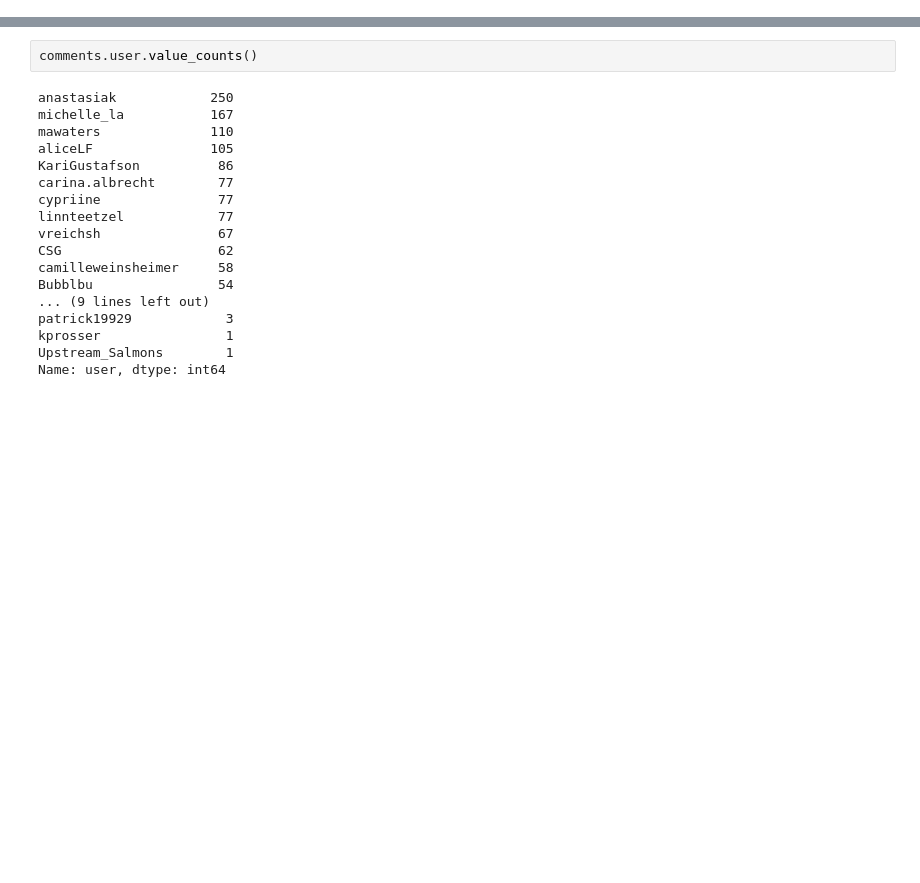
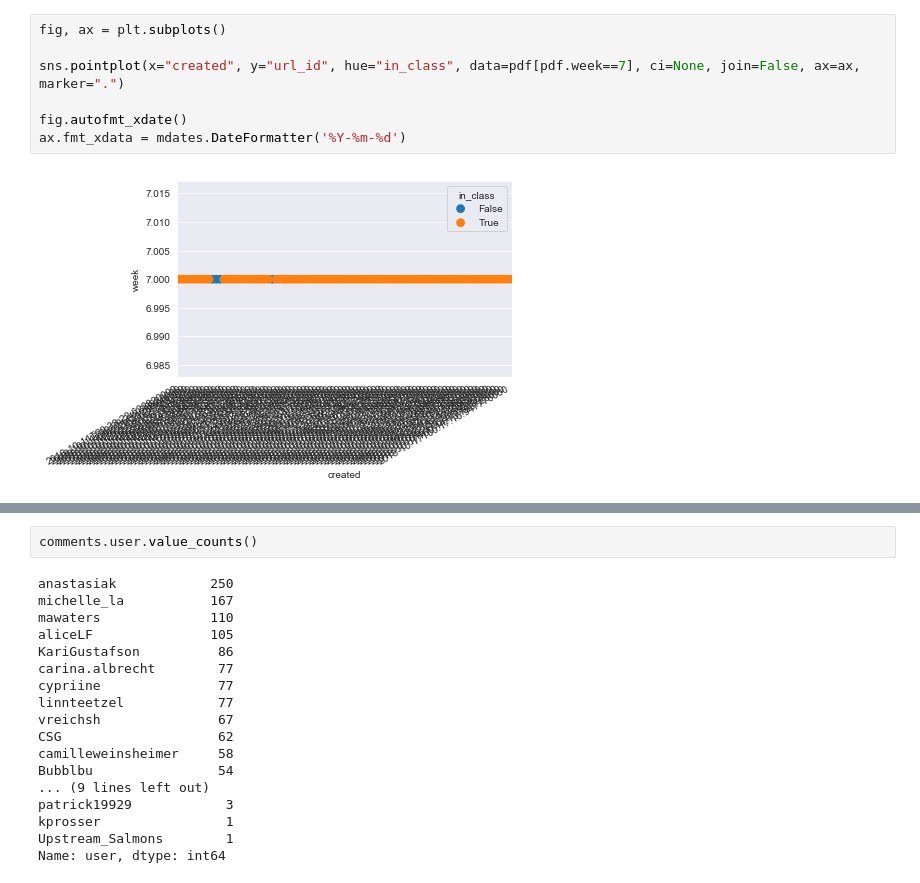
Before and after one commit to Bubblbu/public-knowledge-annotations, a Jupyter notebook: code/annotated-readings.ipynb, the cells around one changed output, grey strips where cells are left out. Drawn from its saved outputs; the diff is of its cells as text; blank space fills up the shorter version.

```diff
--- a/code/annotated-readings.ipynb
+++ b/code/annotated-readings.ipynb
@@ -31,0 +49,9 @@ ValueError: You are trying to merge on int64 and object columns. If you wish to
+# %%
+fig, ax = plt.subplots()
+
+sns.pointplot(x="created", y="url_id", hue="in_class", data=pdf[pdf.week==7], ci=None, join=False, ax=ax, marker=".")
+
+fig.autofmt_xdate()
+ax.fmt_xdata = mdates.DateFormatter('%Y-%m-%d')
+# %% [output]
+[figure, added]
```
Also changed, not shown: parts of 8 cells of this notebook, 1 other file.
